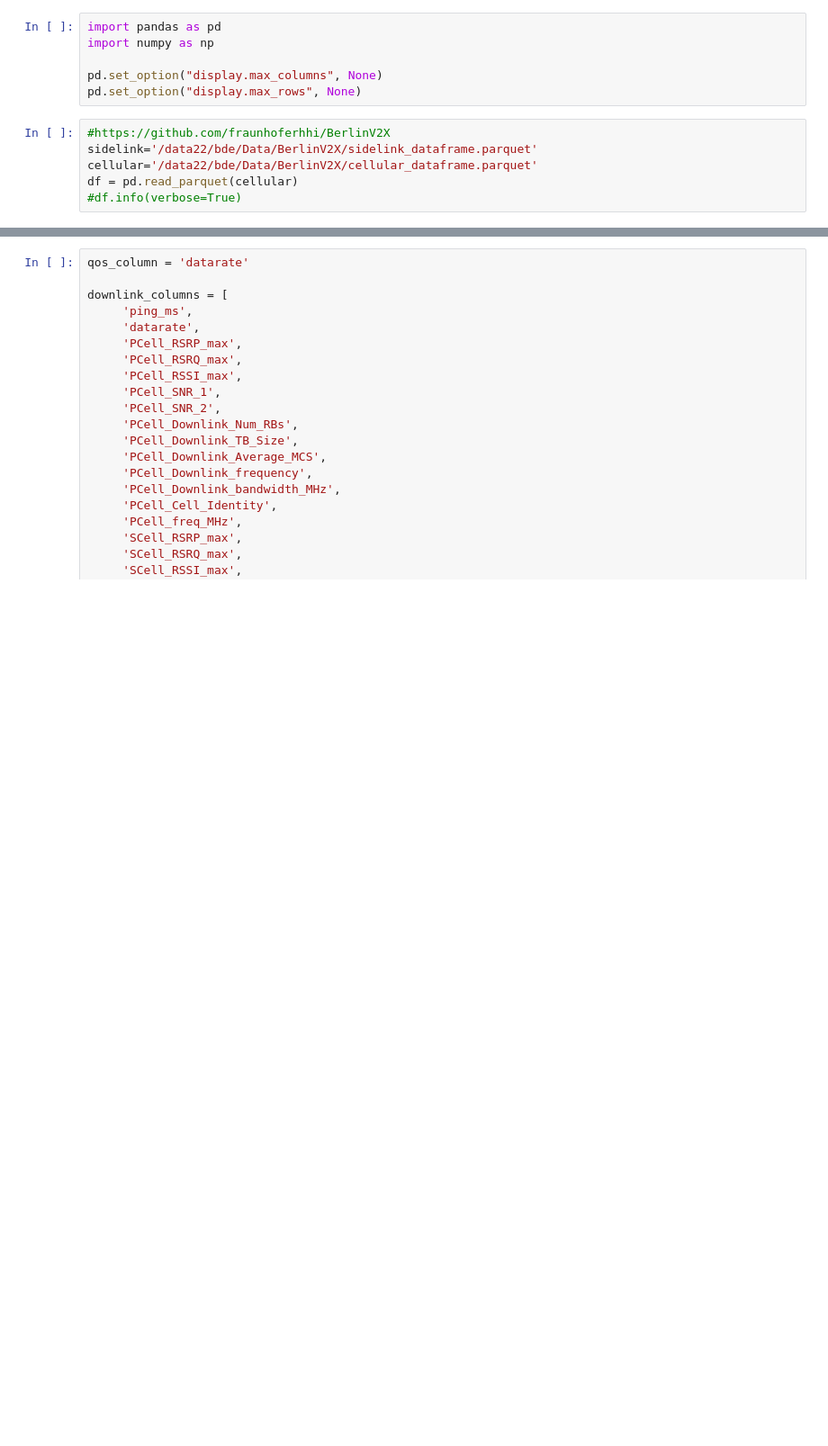
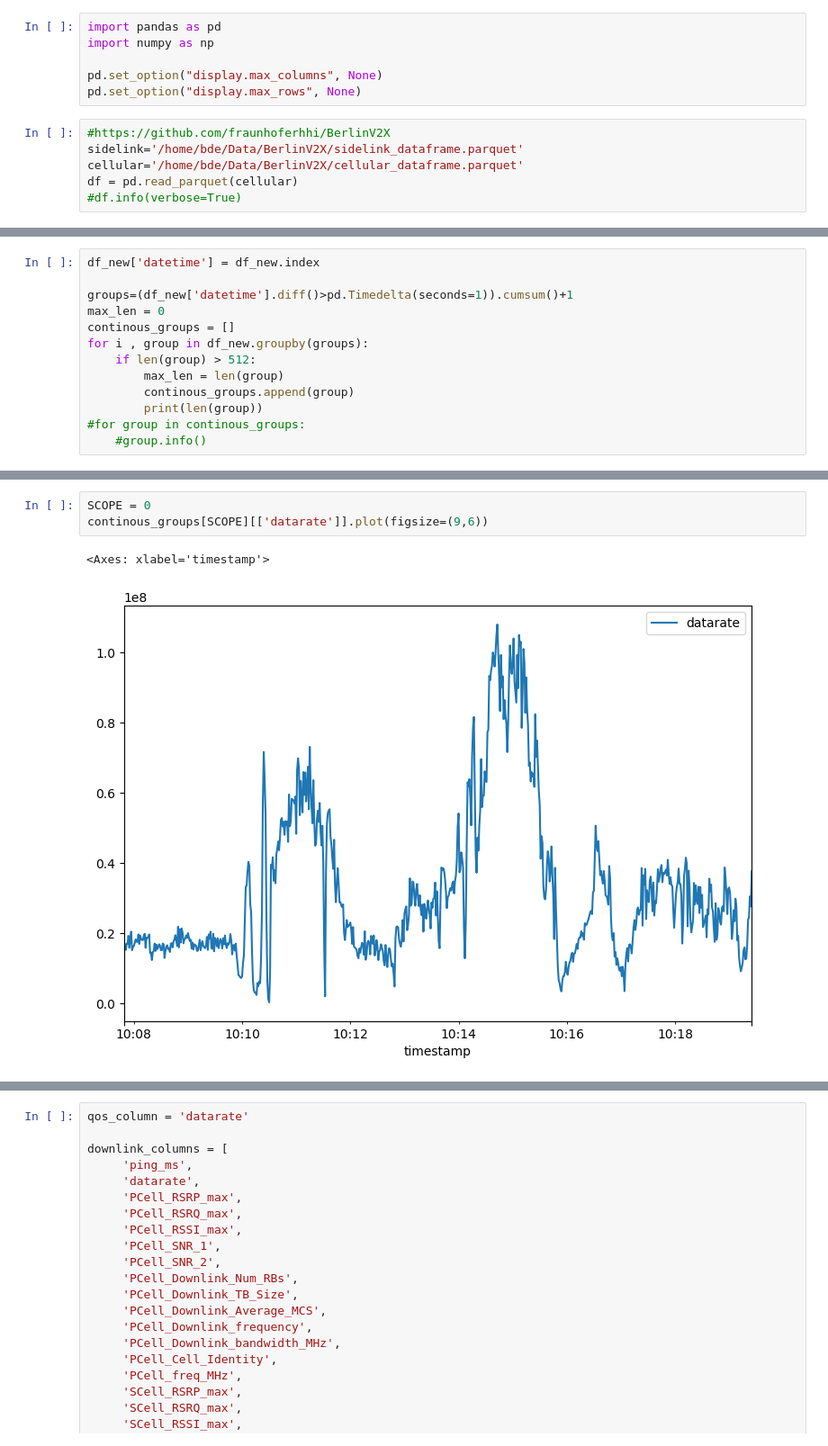
Before and after one commit to birkandenizer/Informer2020, a Jupyter notebook: berlinv2x-reference.ipynb, the cells around one changed output, grey strips where cells are left out. Shown: that part at 90% size. Cells and saved outputs as stored; diff of their text form; blank space fills up the shorter version.

```diff
--- a/berlinv2x-reference.ipynb
+++ b/berlinv2x-reference.ipynb
@@ -6,8 +6,8 @@ pd.set_option("display.max_columns", None)
 pd.set_option("display.max_rows", None)
 # %%
 #https://github.com/fraunhoferhhi/BerlinV2X
-sidelink='/data22/bde/Data/BerlinV2X/sidelink_dataframe.parquet'
-cellular='/data22/bde/Data/BerlinV2X/cellular_dataframe.parquet'
+sidelink='/home/bde/Data/BerlinV2X/sidelink_dataframe.parquet'
+cellular='/home/bde/Data/BerlinV2X/cellular_dataframe.parquet'
 df = pd.read_parquet(cellular)
 #df.info(verbose=True)
 # %%
@@ -56,0 +83,13 @@ print(len(test_data_4))
+# %%
+df_new['datetime'] = df_new.index
+
+groups=(df_new['datetime'].diff()>pd.Timedelta(seconds=1)).cumsum()+1
+max_len = 0
+continous_groups = []
+for i , group in df_new.groupby(groups):
+    if len(group) > 512:
+        max_len = len(group)
+        continous_groups.append(group)
+        print(len(group))
+#for group in continous_groups:
+    #group.info()
@@ -56,0 +113,6 @@ print(len(test_data_4))
+# %%
+SCOPE = 0
+continous_groups[SCOPE][['datarate']].plot(figsize=(9,6))
+# %% [output]
+<Axes: xlabel='timestamp'>
+[figure, added]
```
Also changed, not shown: parts of 14 cells of this notebook, 4 other files.
